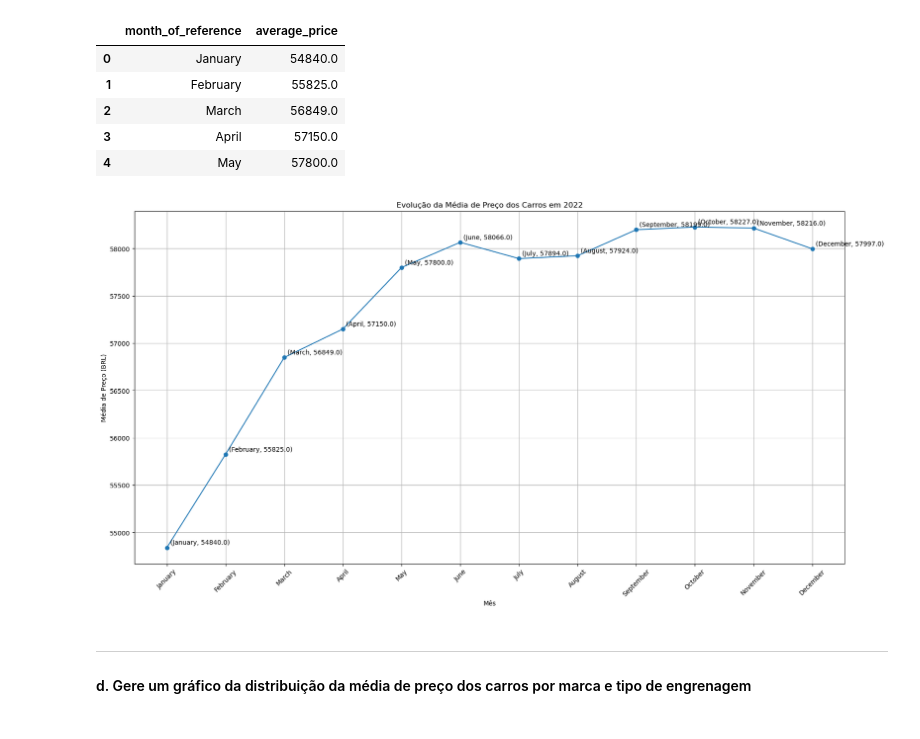
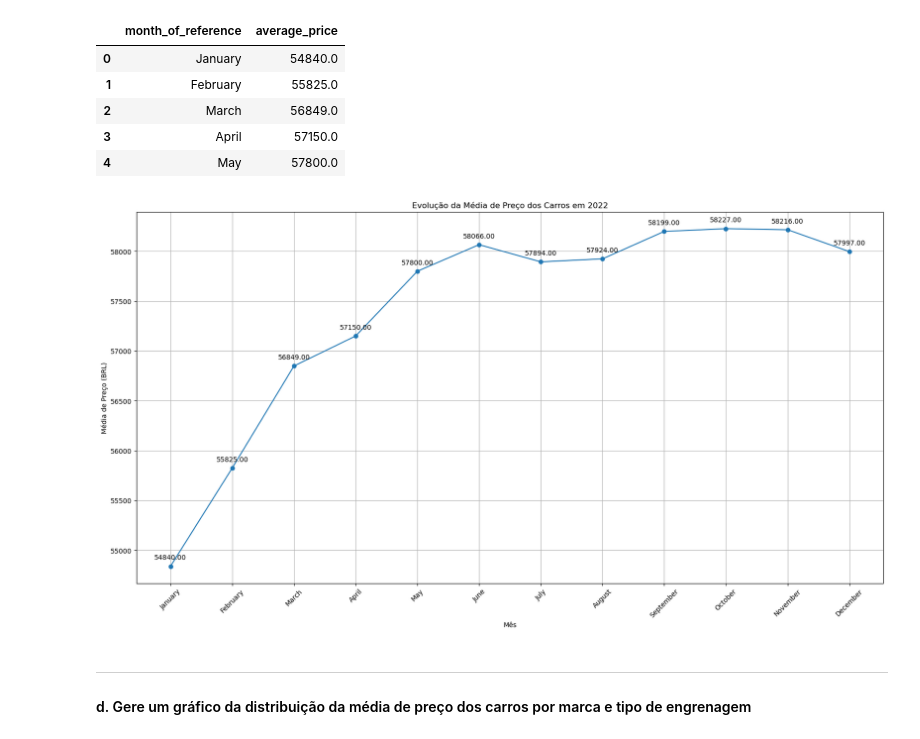
Before and after one commit to rodrigoRolim/LPA_python, a Jupyter notebook: scripts.ipynb, the cells around one changed output. Cells and saved outputs as stored; diff of their text form; code cells hidden in the pictures.

```diff
--- a/scripts.ipynb
+++ b/scripts.ipynb
@@ -296,16 +296,26 @@ cars_avg_price_in_2022.head()
 # %%
 plt.figure(figsize=(20, 10))
 # cars_avg_price_in_2022.plot(kind='line', marker='o')
 plt.plot(cars_avg_price_in_2022['month_of_reference'], cars_avg_price_in_2022['average_price'], marker='o', linestyle='-')
-for index, row in cars_avg_price_in_2022.iterrows():
-  plt.annotate(f'({row["month_of_reference"]}, {row["average_price"]})', xy=(row["month_of_reference"], row["average_price"]), xytext=(5, 5), textcoords='offset points')
+
+# adiciona anotações de cada ponto ao gráfico
+for x, y in zip(cars_avg_price_in_2022['month_of_reference'], cars_avg_price_in_2022['average_price']):
+    label = "{:.2f}".format(y)
+    plt.annotate(
+      label,
+      (x,y),
+      textcoords="offset points",
+      xytext=(0,10),
+      ha='center'
+    )
+
 plt.title('Evolução da Média de Preço dos Carros em 2022')
 plt.xlabel('Mês')
 plt.ylabel('Média de Preço (BRL)')
 plt.xticks(cars_avg_price_in_2022.index, month_order, rotation=45)
 plt.grid(True)
 # %% [output]
-[figure, old version]
+[figure, new version]
 # %% [markdown]
 ---
 
```
Also changed, not shown: parts of 13 cells of this notebook.
